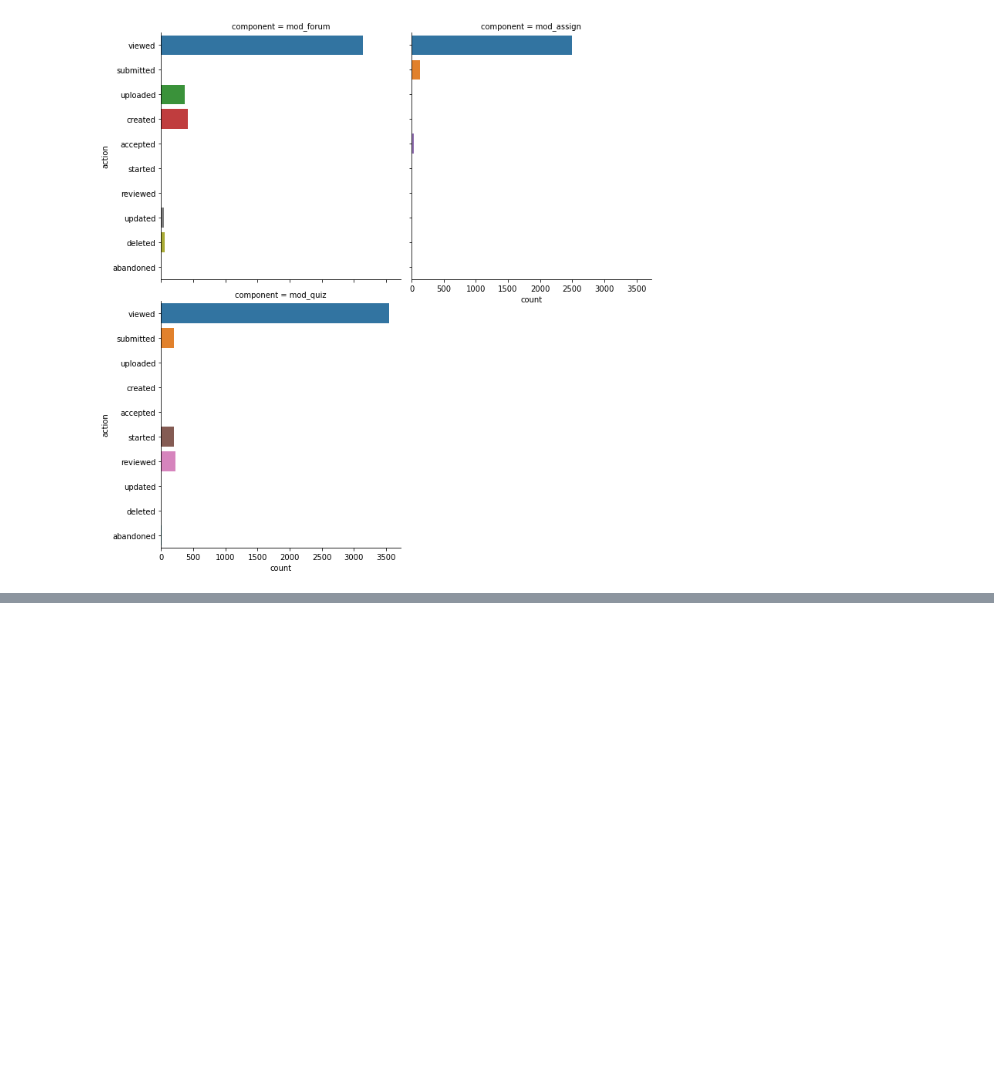
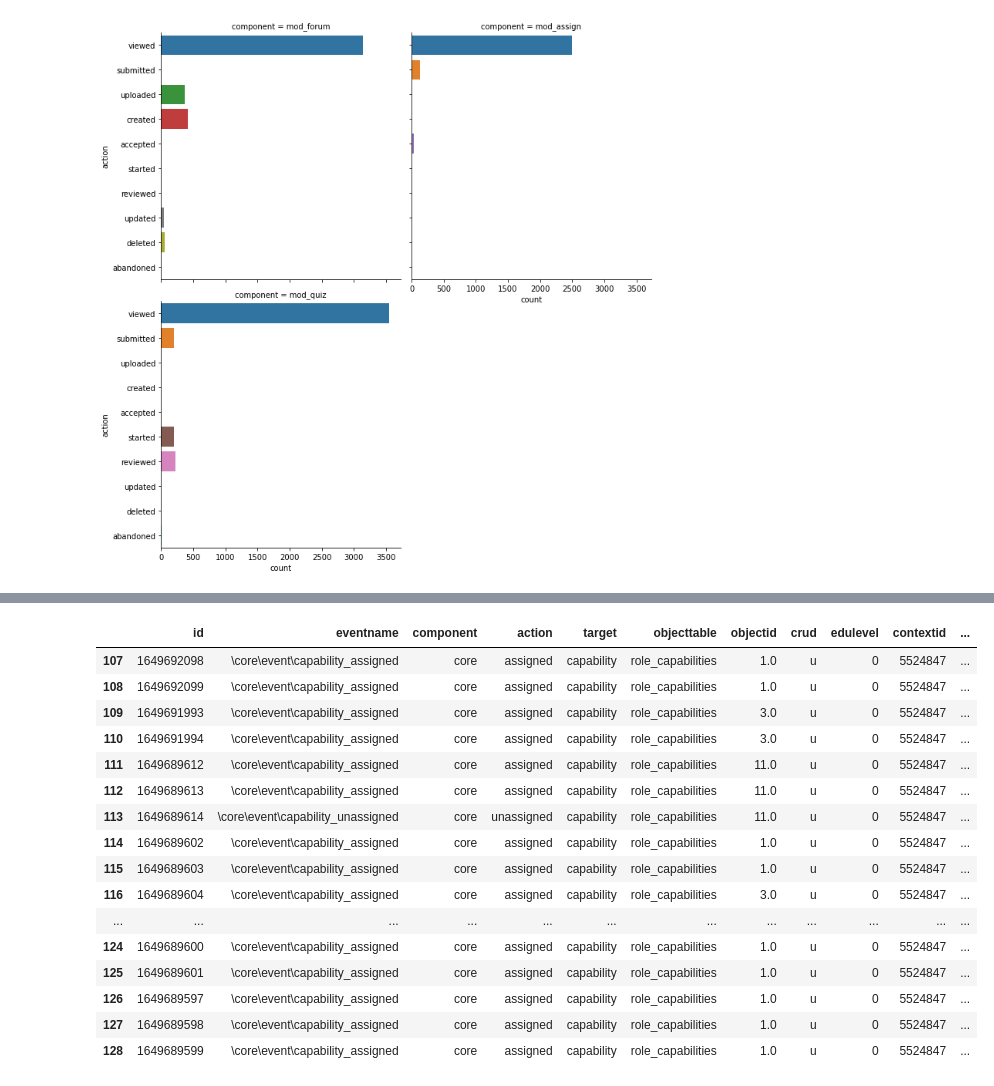
Before and after one commit to atp/edisc-analytics, a Jupyter notebook: Indicadores de Engajamento.ipynb, the cells around one changed output, grey strips where cells are left out. Cells and saved outputs as stored; diff of their text form; code cells hidden in the pictures; blank space fills up the shorter version.

```diff
--- a/Indicadores de Engajamento.ipynb
+++ b/Indicadores de Engajamento.ipynb
@@ -128,0 +116,20 @@ sns.catplot(data=filtered.query("component in ['mod_forum','mod_quiz','mod_assig
+# %%
+logs.query("userid == 0")
+# %% [output]
+|  | id | eventname | component | action | target | objecttable | objectid | crud | edulevel | contextid | ... |
+| 107 | 1649692098 | \core\event\capability_assigned | core | assigned | capability | role_capabilities | 1.0 | u | 0 | 5524847 | ... |
+| 108 | 1649692099 | \core\event\capability_assigned | core | assigned | capability | role_capabilities | 1.0 | u | 0 | 5524847 | ... |
+| 109 | 1649691993 | \core\event\capability_assigned | core | assigned | capability | role_capabilities | 3.0 | u | 0 | 5524847 | ... |
+| 110 | 1649691994 | \core\event\capability_assigned | core | assigned | capability | role_capabilities | 3.0 | u | 0 | 5524847 | ... |
+| 111 | 1649689612 | \core\event\capability_assigned | core | assigned | capability | role_capabilities | 11.0 | u | 0 | 5524847 | ... |
+| 112 | 1649689613 | \core\event\capability_assigned | core | assigned | capability | role_capabilities | 11.0 | u | 0 | 5524847 | ... |
+| 113 | 1649689614 | \core\event\capability_unassigned | core | unassigned | capability | role_capabilities | 11.0 | u | 0 | 5524847 | ... |
+| 114 | 1649689602 | \core\event\capability_assigned | core | assigned | capability | role_capabilities | 1.0 | u | 0 | 5524847 | ... |
+| 115 | 1649689603 | \core\event\capability_assigned | core | assigned | capability | role_capabilities | 1.0 | u | 0 | 5524847 | ... |
+| 116 | 1649689604 | \core\event\capability_assigned | core | assigned | capability | role_capabilities | 3.0 | u | 0 | 5524847 | ... |
+| ... | ... | ... | ... | ... | ... | ... | ... | ... | ... | ... | ... |
+| 124 | 1649689600 | \core\event\capability_assigned | core | assigned | capability | role_capabilities | 1.0 | u | 0 | 5524847 | ... |
+| 125 | 1649689601 | \core\event\capability_assigned | core | assigned | capability | role_capabilities | 1.0 | u | 0 | 5524847 | ... |
+| 126 | 1649689597 | \core\event\capability_assigned | core | assigned | capability | role_capabilities | 1.0 | u | 0 | 5524847 | ... |
+| 127 | 1649689598 | \core\event\capability_assigned | core | assigned | capability | role_capabilities | 1.0 | u | 0 | 5524847 | ... |
+| 128 | 1649689599 | \core\event\capability_assigned | core | assigned | capability | role_capabilities | 1.0 | u | 0 | 5524847 | ... |
```
Also changed, not shown: parts of 13 cells of this notebook.
